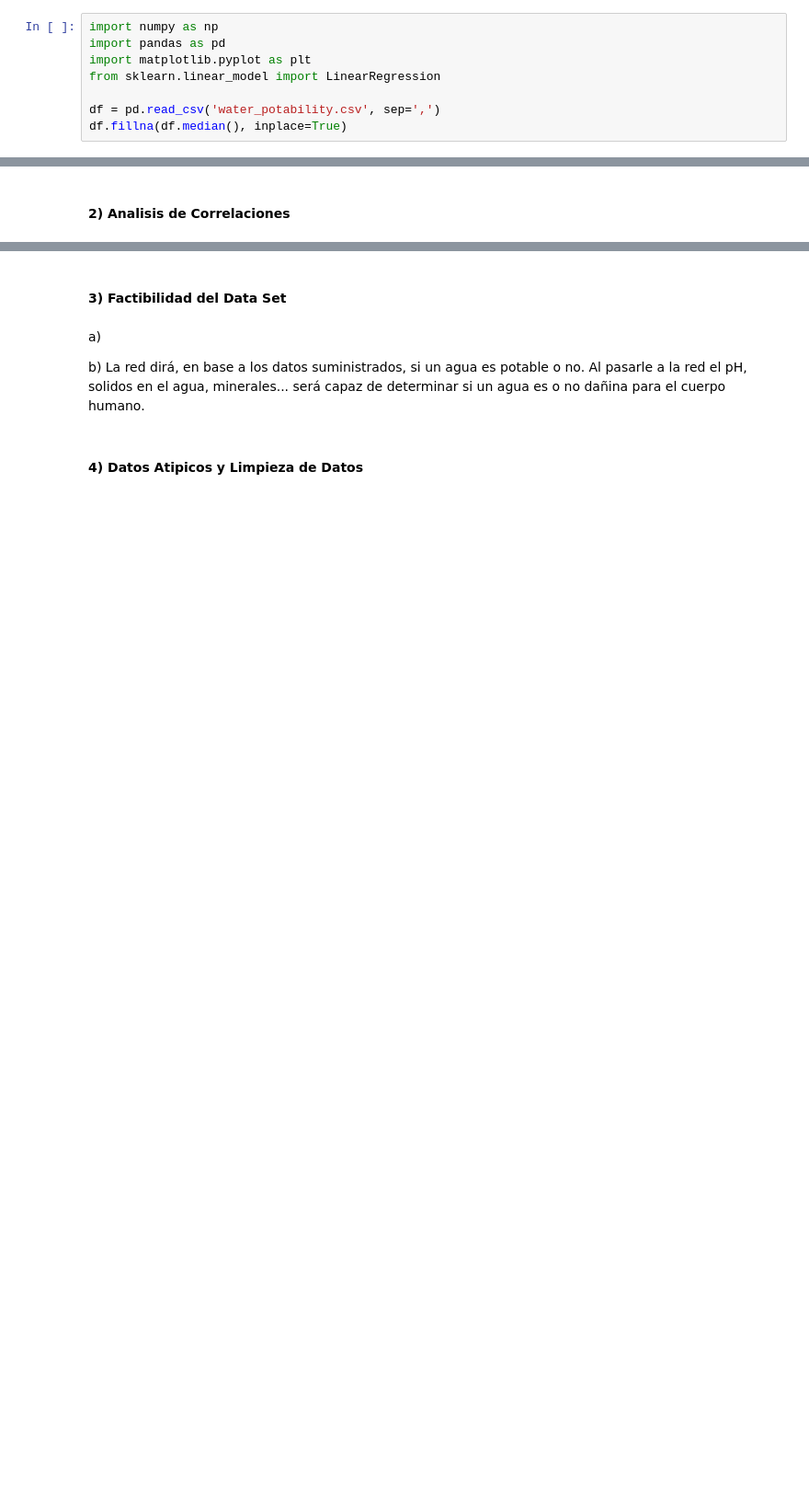
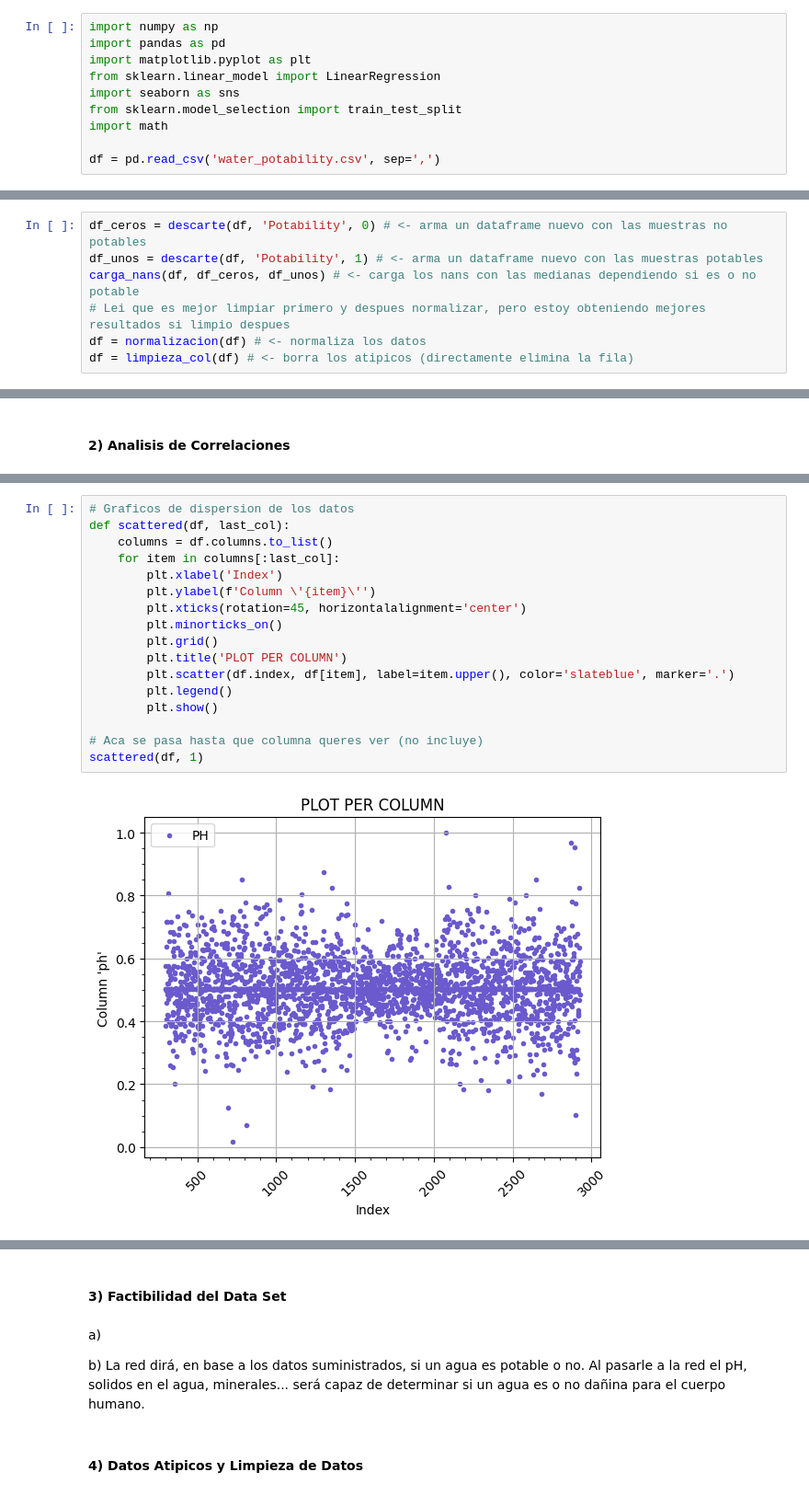
Before and after one commit to nicocernadas/Neural-Network, a Jupyter notebook: pruebas.ipynb, the cells around one changed output, grey strips where cells are left out. Shown at 92% size. Drawn from its saved outputs; the diff is of its cells as text; blank space fills up the shorter version.

```diff
--- a/pruebas.ipynb
+++ b/pruebas.ipynb
@@ -132,6 +147,8 @@ import numpy as np
 import pandas as pd
 import matplotlib.pyplot as plt
 from sklearn.linear_model import LinearRegression
+import seaborn as sns
+from sklearn.model_selection import train_test_split
+import math
 
 df = pd.read_csv('water_potability.csv', sep=',')
-df.fillna(df.median(), inplace=True)
@@ -139,0 +222,7 @@ Las celdas en las cuales hubiese 'NaN', ahora estan cargadas con la mediana de c
+# %%
+df_ceros = descarte(df, 'Potability', 0) # <- arma un dataframe nuevo con las muestras no potables
+df_unos = descarte(df, 'Potability', 1) # <- arma un dataframe nuevo con las muestras potables
+carga_nans(df, df_ceros, df_unos) # <- carga los nans con las medianas dependiendo si es o no potable
+# Lei que es mejor limpiar primero y despues normalizar, pero estoy obteniendo mejores resultados si limpio despues
+df = normalizacion(df) # <- normaliza los datos
+df = limpieza_col(df) # <- borra los atipicos (directamente elimina la fila)
@@ -143,0 +235,19 @@ Aca me mato
+# %%
+# Graficos de dispersion de los datos
+def scattered(df, last_col):
+    columns = df.columns.to_list()
+    for item in columns[:last_col]:
+        plt.xlabel('Index')
+        plt.ylabel(f'Column \'{item}\'')
+        plt.xticks(rotation=45, horizontalalignment='center')
+        plt.minorticks_on()
+        plt.grid()
+        plt.title('PLOT PER COLUMN')
+        plt.scatter(df.index, df[item], label=item.upper(), color='slateblue', marker='.')
+        plt.legend()
+        plt.show()
+
+# Aca se pasa hasta que columna queres ver (no incluye)
+scattered(df, 1)
+# %% [output]
+[figure, added]
```
Also changed, not shown: parts of 34 cells of this notebook.
